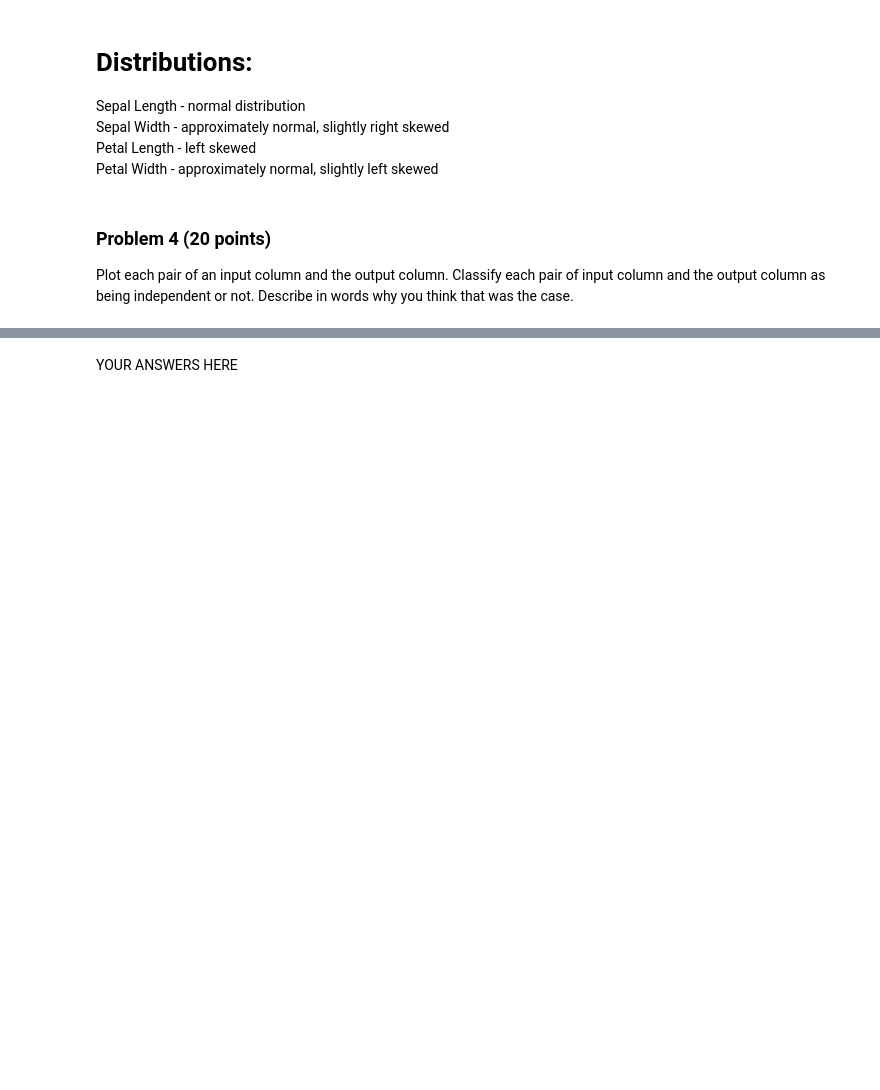
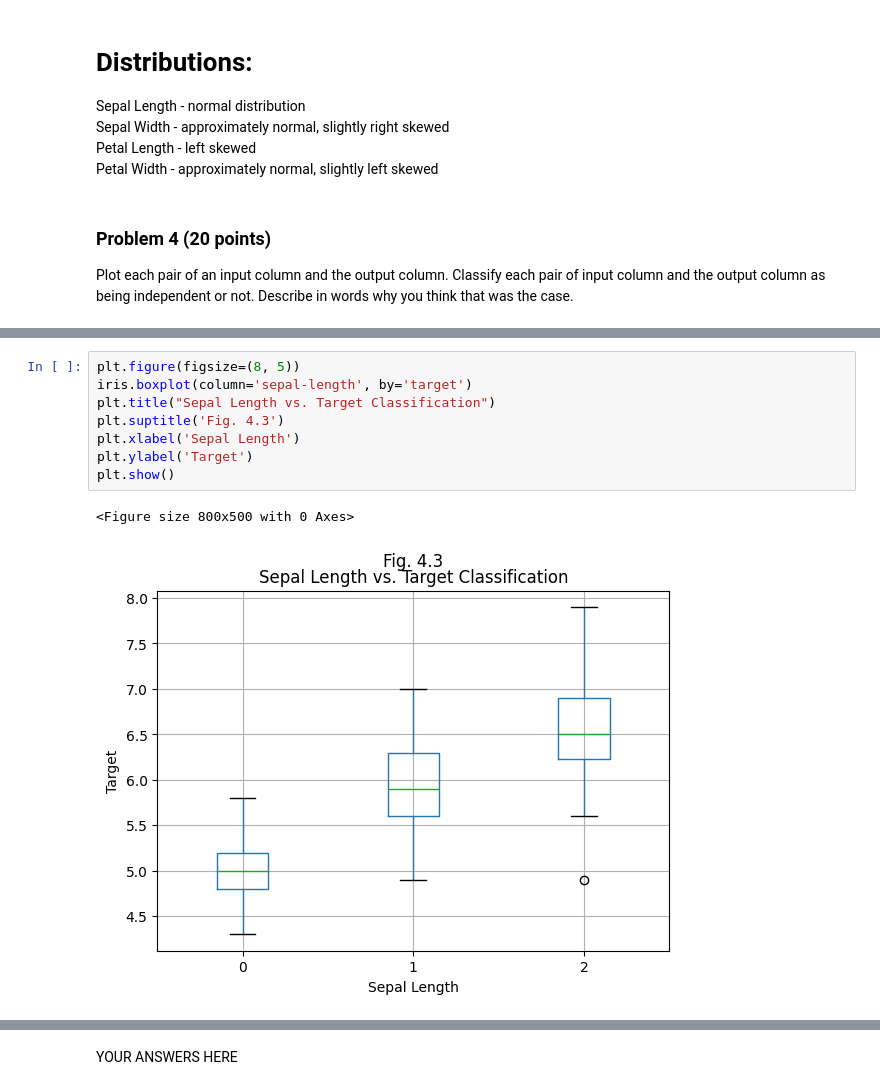
Before and after one commit to manningdbu/dx601-project-Manning, a Jupyter notebook: final_project.ipynb, the cells around one changed output, grey strips where cells are left out. Cells and saved outputs as stored; diff of their text form; blank space fills up the shorter version.

```diff
--- a/final_project.ipynb
+++ b/final_project.ipynb
@@ -255 +263,12 @@ plt.show()
+# %%
+plt.figure(figsize=(8, 5))
+iris.boxplot(column='sepal-length', by='target')
+plt.title("Sepal Length vs. Target Classification")
+plt.suptitle('Fig. 4.3')
+plt.xlabel('Sepal Length')
+plt.ylabel('Target')
+plt.show()
+# %% [output]
+<Figure size 800x500 with 0 Axes>
+[figure, added]
 # %%
```
Also changed, not shown: parts of 21 cells of this notebook.
